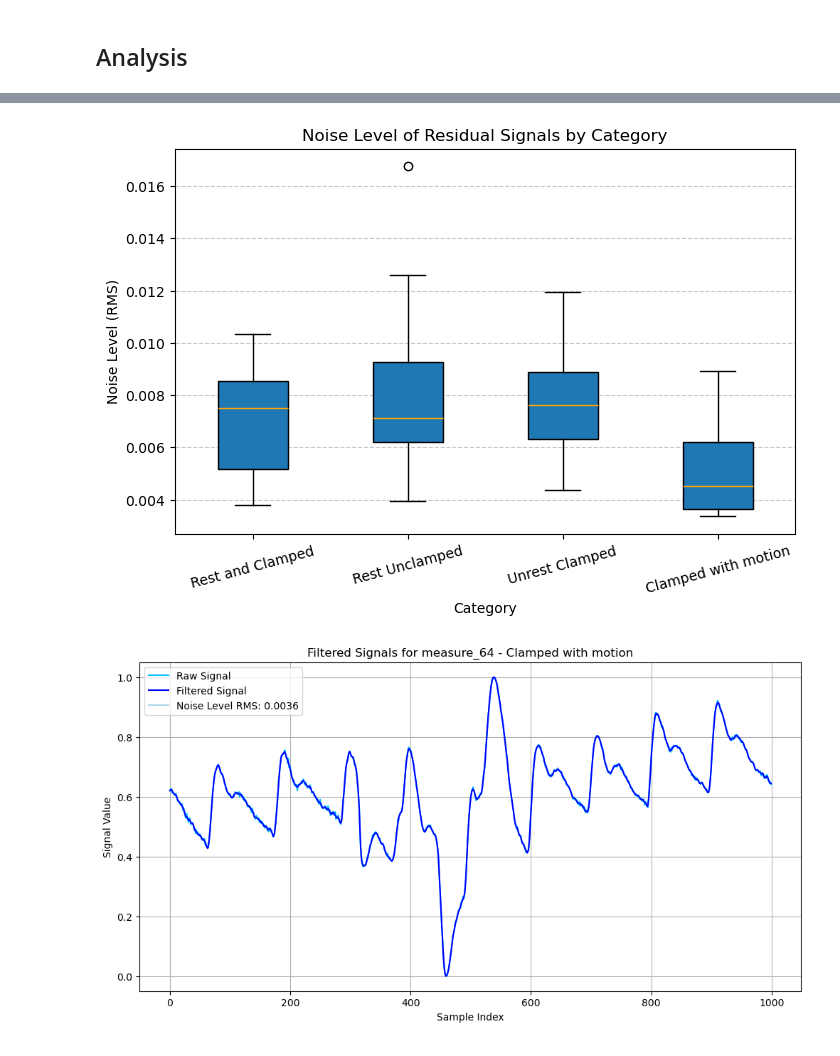
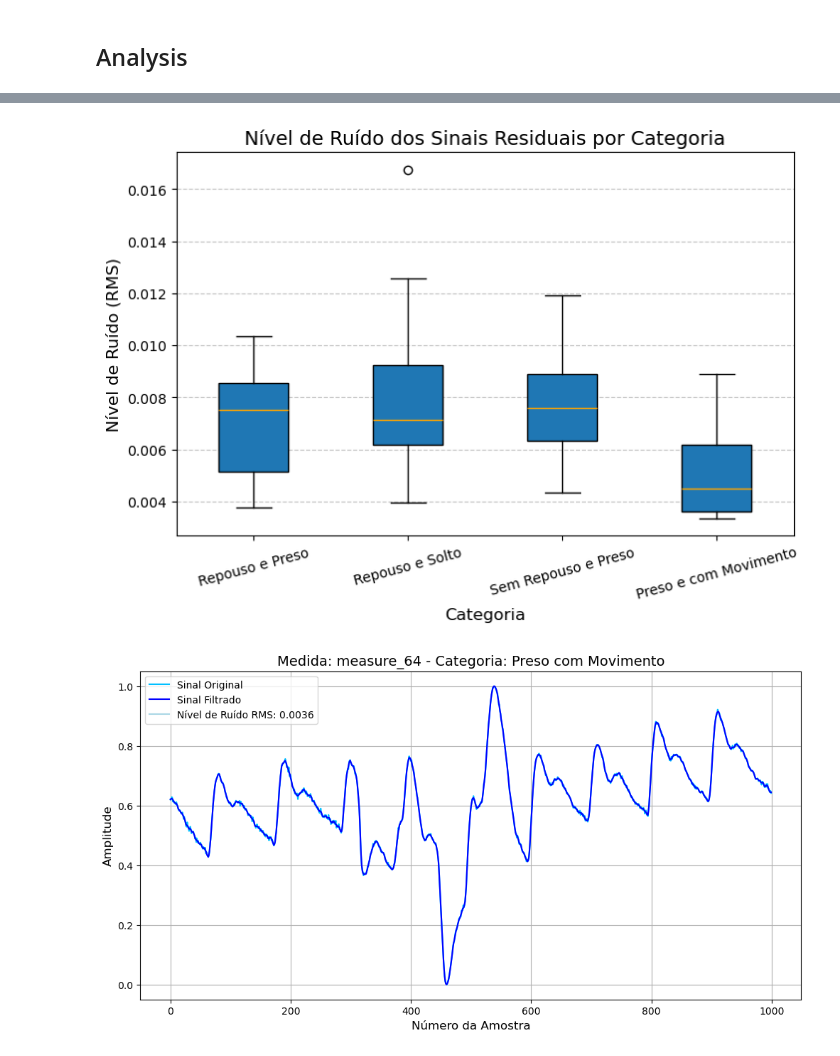
Before and after one commit to wgabrielweber/SmartBP_DataAnalysis, a Jupyter notebook: results.ipynb, the cells around one changed output, grey strips where cells are left out. Saved outputs shown, nothing was run; the diff lists cells and outputs as text; code cells hidden in the pictures.

```diff
--- a/results.ipynb
+++ b/results.ipynb
@@ -633,15 +633,25 @@ def load_json(file_path):
 # Extract and process relevant measurements
 def extract_red_ir_data(data, key="1000 Hz - 8 samples"):
     filtered_data = []
-    valid_categories = ("Rest and Clamped", "Rest Unclamped", "Unrest Clamped", "Clamped with motion")
+
+    # Mapping for renaming categories
+    category_mapping = {
+        "Rest and Clamped": "Repouso e Preso",
+        "Rest Unclamped": "Repouso e Solto",
+        "Unrest Clamped": "Sem Repouso e Preso",
+        "Clamped with motion": "Preso e com Movimento"
+    }
+
+    valid_categories = set(category_mapping.keys())  # Use set for fast lookup
 
     if key in data:
         for measure_id, measure in data[key].items():
+            category = measure.get("category")
             if measure.get("category") in valid_categories:
                 ir_signal = np.array([int(x) for x in measure["IrSignal"].split(',')])
 
                 filtered_data.append({
-                    "category": measure.get("category"),
+                    "category": category_mapping[category],
                     "measure_id": measure_id,
                     "timestamp": measure["timestamp"],
                     "measure_time": measure["measureTime"],
@@ -843,37 +853,37 @@ for method in df_quality_methods["category"].unique():
     for _, row in df_subset.iterrows():
         original_signal = normalize_signal(np.array(row["ir_signal"]))
         savgol_filtered = savgol_filter(original_signal, window_length=7, polyorder=2)
 
         # Exclude the first 25 samples
         residual_signal = original_signal[25:] - savgol_filtered[25:]
 
         # Compute noise level (RMS)
         noise_level = np.sqrt(np.mean(residual_signal**2))
         noise_levels.append(noise_level)
 
     # Store in dictionary
     noise_dict[method] = noise_levels
 
 # Convert to DataFrame for easier plotting
 df_noise = pd.DataFrame(dict([(k, pd.Series(v)) for k, v in noise_dict.items()]))
 
 # Plot boxplot
 plt.figure(figsize=(8, 5))
 box = plt.boxplot(df_noise.values, patch_artist=True, labels=df_noise.columns)
 
 # Customize median line color
 for median in box['medians']:
     median.set_color("orange")
 
 # Customizations
-plt.title("Noise Level of Residual Signals by Category")
-plt.xlabel("Category")
-plt.ylabel("Noise Level (RMS)")
+plt.title("Nível de Ruído dos Sinais Residuais por Categoria", fontsize=14)
+plt.xlabel("Categoria", fontsize=12)
+plt.ylabel("Nível de Ruído (RMS)", fontsize=12)
 plt.xticks(rotation=15)  # Rotate labels for better readability
 plt.grid(axis="y", linestyle="--", alpha=0.7)
 plt.show()
 # %% [output]
-[figure, old version]
+[figure, new version]
 # %%
 def plot_filtered_signals(df, measure_id):
     # Find the row corresponding to the given measure_id
@@ -900,18 +910,18 @@ def plot_filtered_signals(df, measure_id):
     plt.figure(figsize=(12, 6))
 
     # Raw Signal
-    plt.plot(sample_indices, ir_signal, label=f'Raw Signal', color="deepskyblue")
+    plt.plot(sample_indices, ir_signal, label=f'Sinal Original', color="deepskyblue")
 
     # Filtered Signal
-    plt.plot(sample_indices, ir_filtered, label="Filtered Signal", color="blue")
+    plt.plot(sample_indices, ir_filtered, label="Sinal Filtrado", color="blue")
 
     # Noise Level Legend
-    plt.plot([], [],label=f'Noise Level RMS: {noise_level:.4f}', color="lightblue")
+    plt.plot([], [],label=f'Nível de Ruído RMS: {noise_level:.4f}', color="lightblue")
 
     # Labels and Legend
-    plt.xlabel("Sample Index")
-    plt.ylabel("Signal Value")
-    plt.title(f"Filtered Signals for {measure_id} - Clamped with motion")
+    plt.xlabel("Número da Amostra", fontsize=12)
+    plt.ylabel("Amplitude", fontsize=12)
+    plt.title(f"Medida: {measure_id} - Categoria: Preso com Movimento", fontsize=14)
     plt.legend()
     plt.grid()
 
@@ -920,4 +930,4 @@ def plot_filtered_signals(df, measure_id):
 # Function Call
 plot_filtered_signals(df_quality_methods, "measure_64")
 # %% [output]
-[figure, old version]
+[figure, new version]
```
Also changed, not shown: parts of 8 cells of this notebook, 2 other files.
